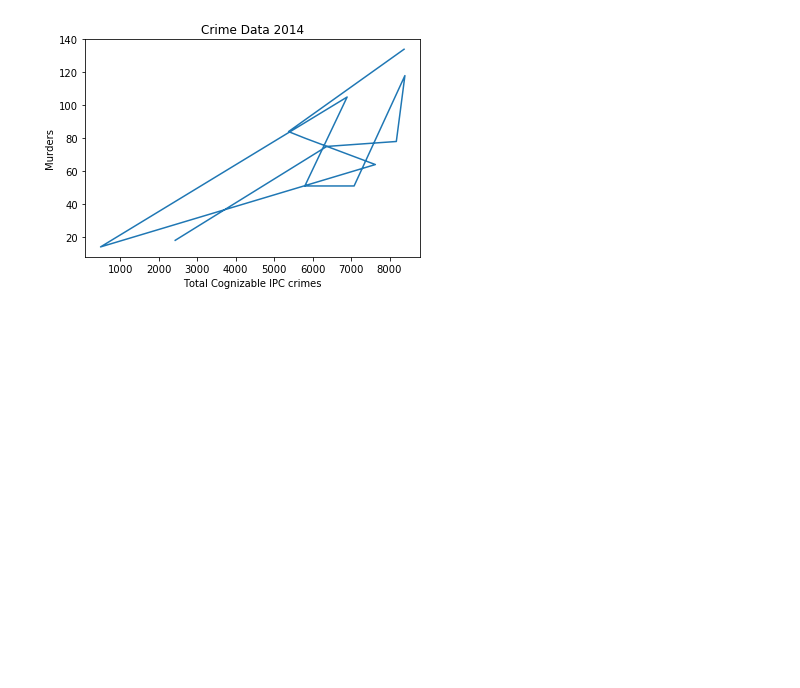
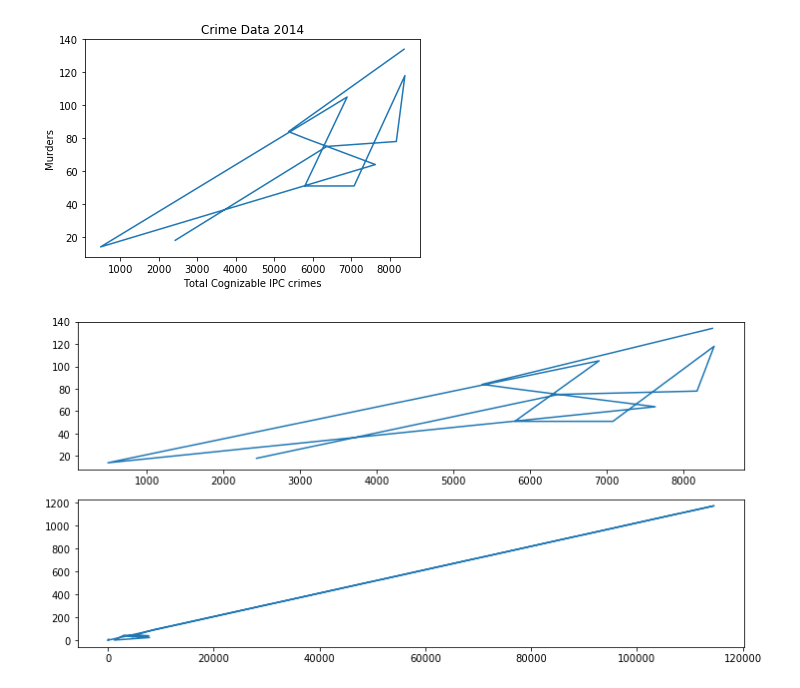
Before and after one commit to afcarl/Indian-Crime-Data, a Jupyter notebook: CrimeData.ipynb, the cells around one changed output. Drawn from its saved outputs; the diff is of its cells as text; code cells hidden in the pictures; blank space fills up the shorter version.

```diff
--- a/CrimeData.ipynb
+++ b/CrimeData.ipynb
@@ -111,3 +111,15 @@ plt.title("Crime Data 2014")
 plt.show()
 # %% [output]
 [figure]
+# %%
+x_b_values = data["Total Cognizable IPC crimes"].iloc[12:24]
+y_b_values = data["Murder"].iloc[12:24]
+fig = plt.figure(figsize=(12,6))
+ax1 = fig.add_subplot(2,1,1)
+ax2 = fig.add_subplot(2,1,2)
+ax1.plot(x_values,y_values)
+ax2.plot(x_b_values,y_b_values)
+plt.plot()
+plt.show()
+# %% [output]
+[figure, added]
```
Also changed, not shown: parts of 7 cells of this notebook.
